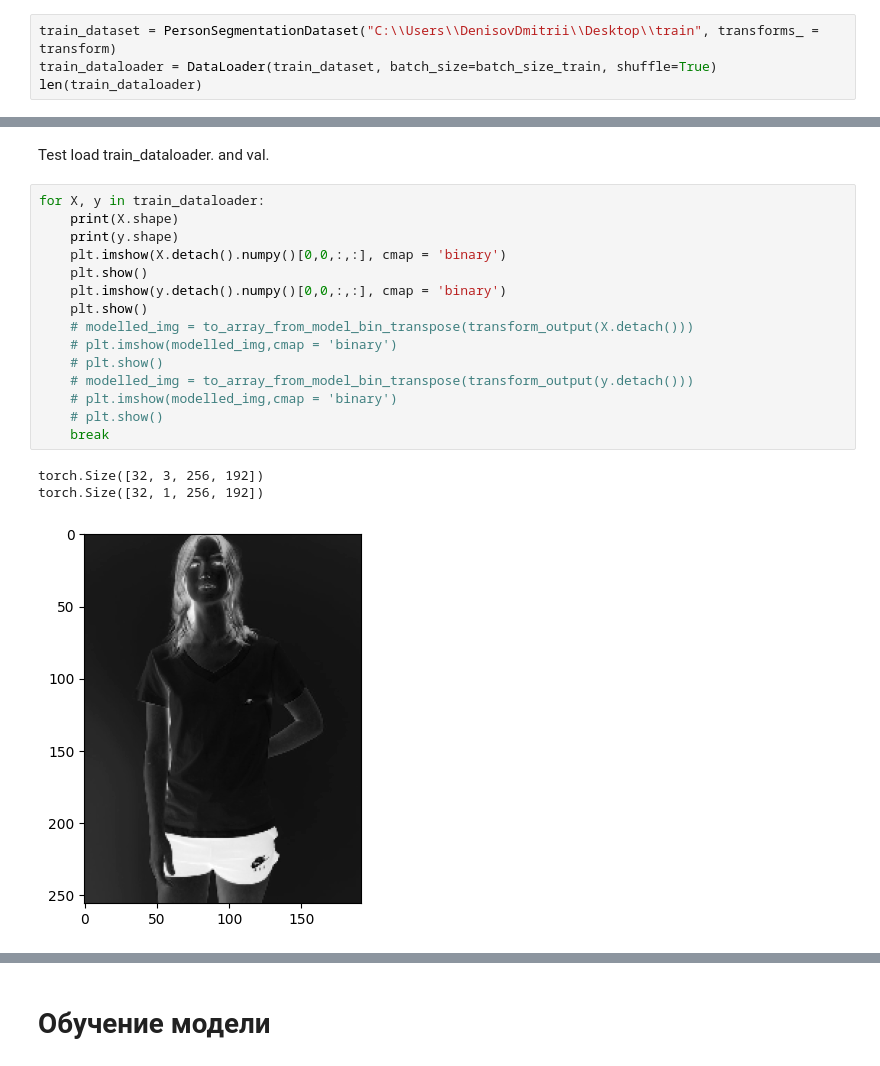
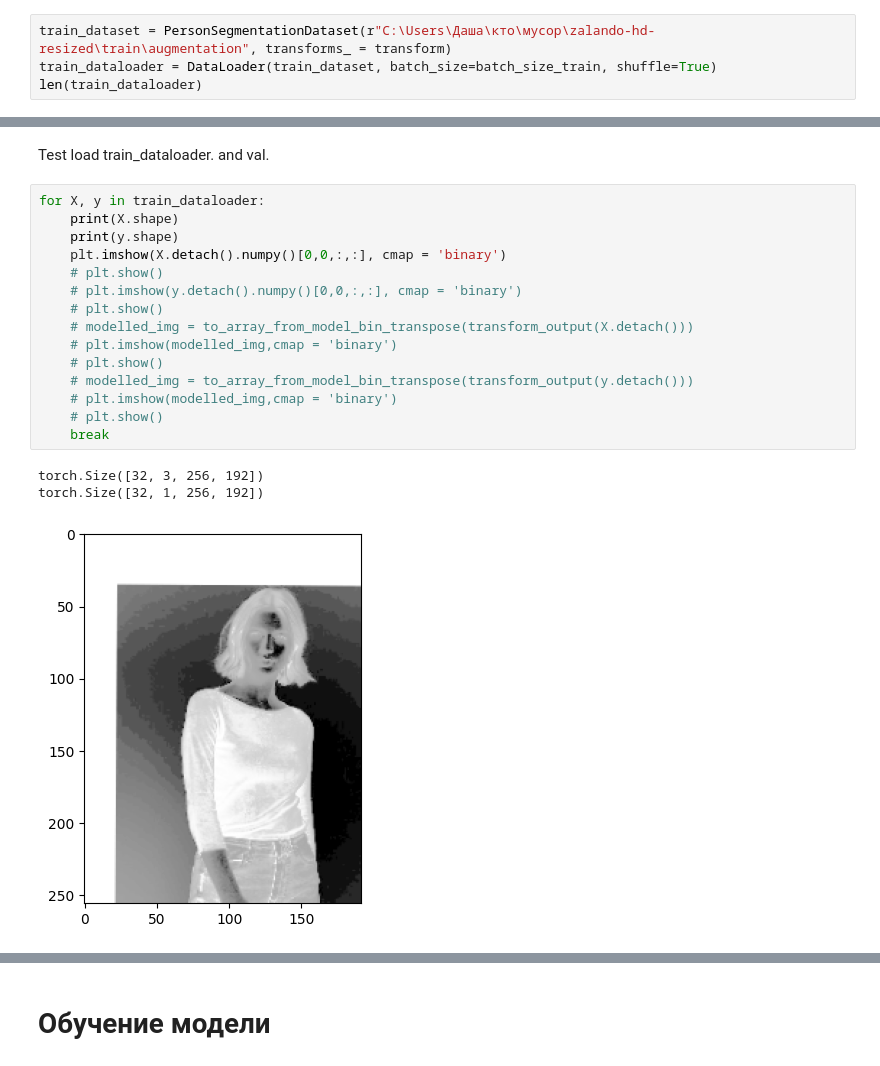
Before and after one commit to EgorProkopov/SMBackEnd, a Jupyter notebook: LookGenerator/networks_training/person_segmentation.ipynb, the cells around one changed output, grey strips where cells are left out. Drawn from its saved outputs; the diff is of its cells as text.

```diff
--- a/LookGenerator/networks_training/person_segmentation.ipynb
+++ b/LookGenerator/networks_training/person_segmentation.ipynb
@@ -50,7 +48,7 @@ NameError: name 'transforms' is not defined
 batch_size_train = 32
 batch_size_val = 16
 # %%
-train_dataset = PersonSegmentationDataset("C:\\Users\\DenisovDmitrii\\Desktop\\train", transforms_ = transform)
+train_dataset = PersonSegmentationDataset(r"C:\Users\Даша\кто\мусор\zalando-hd-resized\train\augmentation", transforms_ = transform)
 train_dataloader = DataLoader(train_dataset, batch_size=batch_size_train, shuffle=True)
 len(train_dataloader)
 # %% [output]
@@ -66,19 +64,19 @@ Test load train_dataloader. and val.
 # %%
 for X, y in train_dataloader:
     print(X.shape)
     print(y.shape)
     plt.imshow(X.detach().numpy()[0,0,:,:], cmap = 'binary')
-    plt.show()
-    plt.imshow(y.detach().numpy()[0,0,:,:], cmap = 'binary')
-    plt.show()
+    # plt.show()
+    # plt.imshow(y.detach().numpy()[0,0,:,:], cmap = 'binary')
+    # plt.show()
     # modelled_img = to_array_from_model_bin_transpose(transform_output(X.detach()))
     # plt.imshow(modelled_img,cmap = 'binary')
     # plt.show()
     # modelled_img = to_array_from_model_bin_transpose(transform_output(y.detach()))
     # plt.imshow(modelled_img,cmap = 'binary')
     # plt.show()
     break
 # %% [output]
 torch.Size([32, 3, 256, 192])
 torch.Size([32, 1, 256, 192])
-[figure, old version]
+[figure, new version]
```
Also changed, not shown: parts of 4 cells of this notebook, 1 other file.
